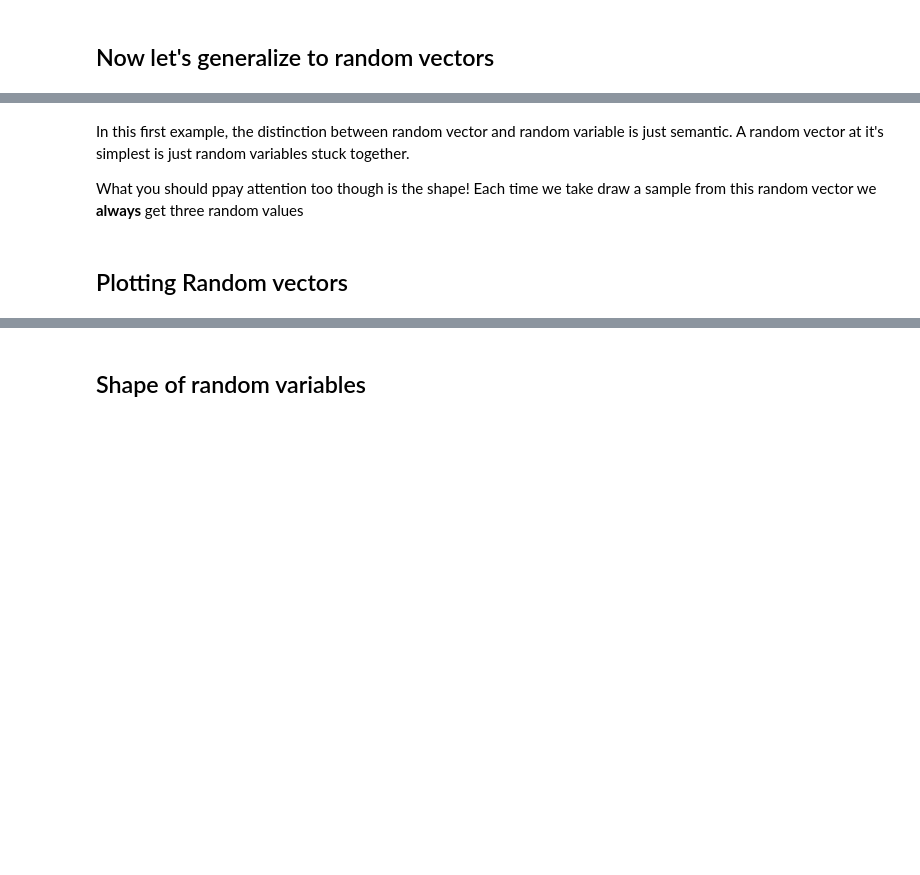
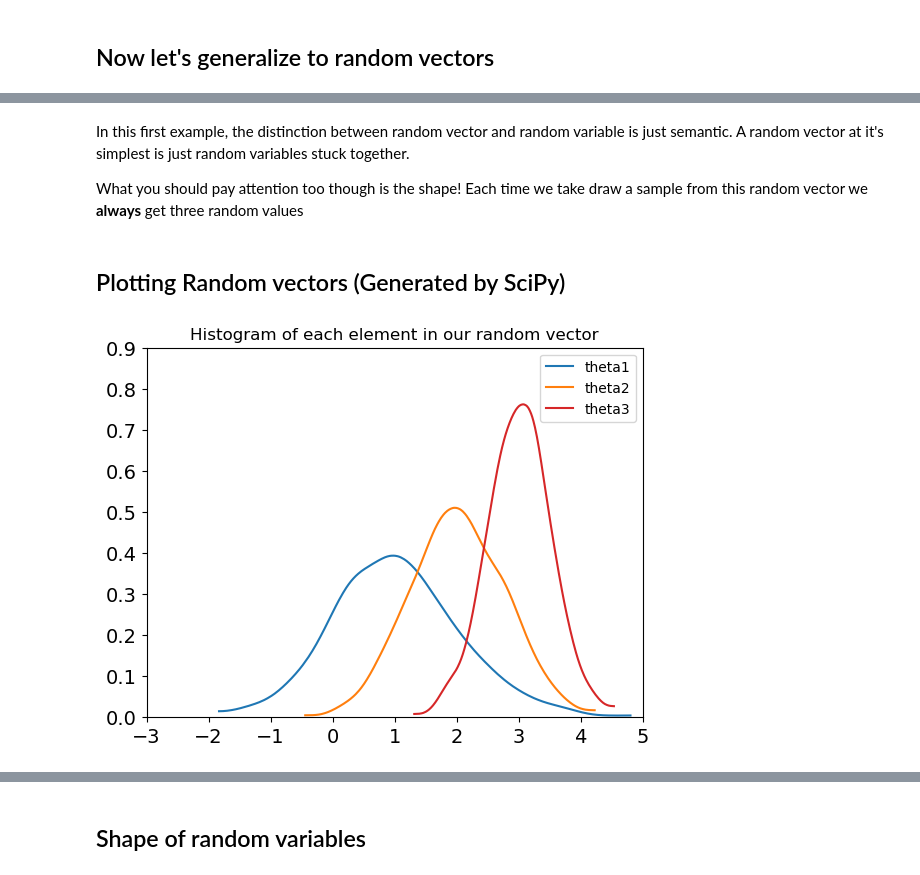
Before and after one commit to bwengals/etc, a Jupyter notebook: Lesson03_MvNormals.ipynb, the cells around one changed output, grey strips where cells are left out. Saved outputs shown, nothing was run; the diff lists cells and outputs as text; code cells hidden in the pictures; blank space fills up the shorter version.

```diff
--- a/Lesson03_MvNormals.ipynb
+++ b/Lesson03_MvNormals.ipynb
@@ -43,17 +51,20 @@ random_vector
 # %% [markdown]
 In this first example, the distinction between random vector and random variable is just semantic.  A random vector at it's simplest is just random variables stuck together.
 
-What you should ppay attention too though is the shape! Each time we take draw a sample from this random vector we **always** get three random values
+What you should pay attention too though is the shape! Each time we take draw a sample from this random vector we **always** get three random values
 # %% [markdown]
-## Plotting Random vectors
+## Plotting Random vectors (Generated by SciPy)
 # %%
 colors = ["C0", "C1", "C3"]
-
-for i in range(3):
-    az.plot_dist(samples[:, i], color=colors[i], label="theta" + str(i+1))
-
-plt.title("Histogram of each element in our random vector");
-plt.xlim([-3, 12]);
-plt.ylim([0.0, 0.9]);
+samples = stats.norm([1,2,3], [1, .75, .5]).rvs((1000,3))
+# %%
+for i in range(3):
+    az.plot_dist(samples[:, i], color=colors[i], label="theta" + str(i+1))
+
+plt.title("Histogram of each element in our random vector");
+plt.xlim([-3, 5]);
+plt.ylim([0.0, 0.9]);
+# %% [output]
+[figure, added]
 # %% [markdown]
 This is cool, now we have three normal distributions and we can plot each of them, but you be asking, why do I care? Isn't this just the same thing as if I created 3 normal variables and plotted each one, and the answer is yes
```
Also changed, not shown: parts of 70 cells of this notebook, 1 other file.
